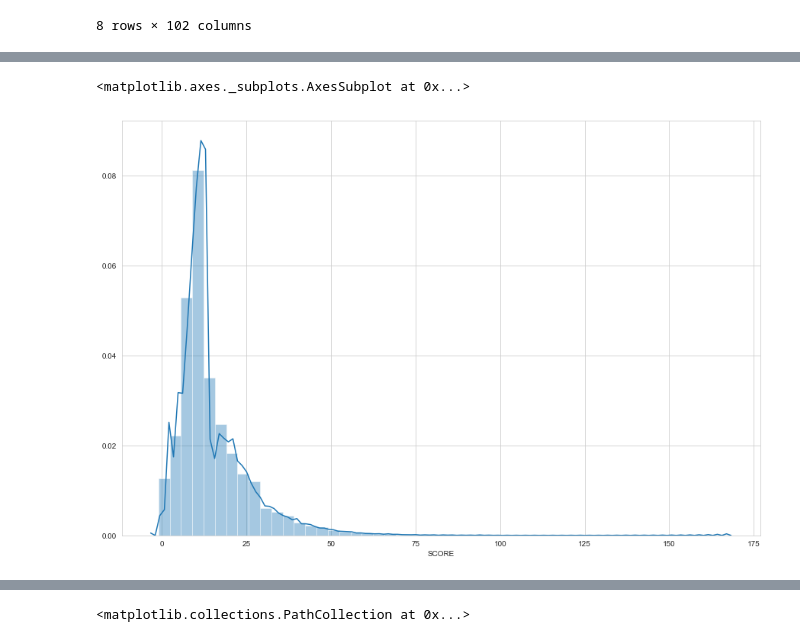
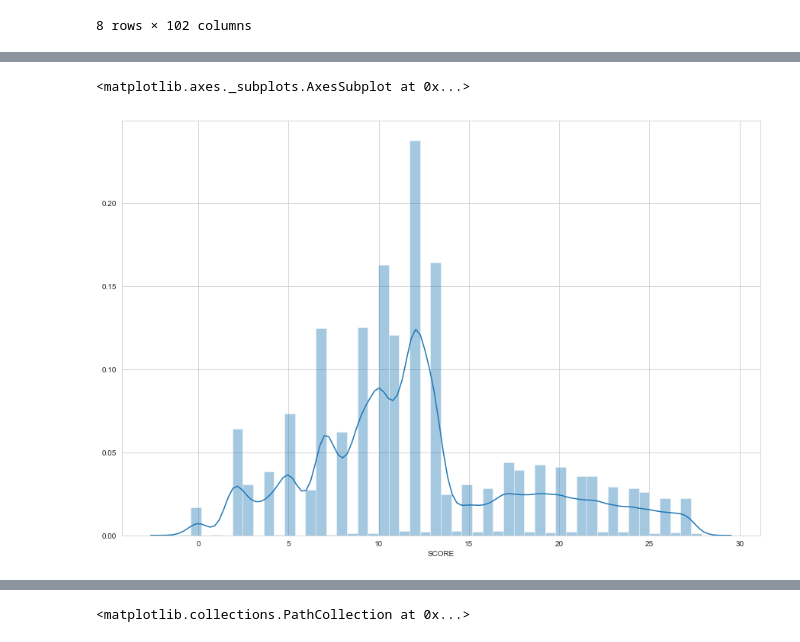
Before and after one commit to deep22kar/random-forest, a Jupyter notebook: EDA.ipynb, the cells around one changed output, grey strips where cells are left out. Saved outputs shown, nothing was run; the diff lists cells and outputs as text; code cells hidden in the pictures.

```diff
--- a/EDA.ipynb
+++ b/EDA.ipynb
@@ -193,0 +220,3 @@ data.describe()
+# %%
+# drop rows where inspections were completed before 2016
+data = data[data['INSPECTION YEAR'] >= 2016]
@@ -193,0 +239,3 @@ data.describe()
+# %%
+# drop rows where score is greater than 28 pts (according to restaurant inspection evaluation information - if score is above 28, restaurant will get a C or may be closed)
+data = data[data.SCORE < 28.0]
@@ -194,6 +285,6 @@ data.describe()
 # %%
 plt.figure(figsize=(15,10))
-sns.distplot(data2.SCORE)
+sns.distplot(data.SCORE)
 # %% [output]
 <matplotlib.axes._subplots.AxesSubplot at 0x...>
-[figure, old version]
+[figure, new version]
```
Also changed, not shown: parts of 31 cells of this notebook.
